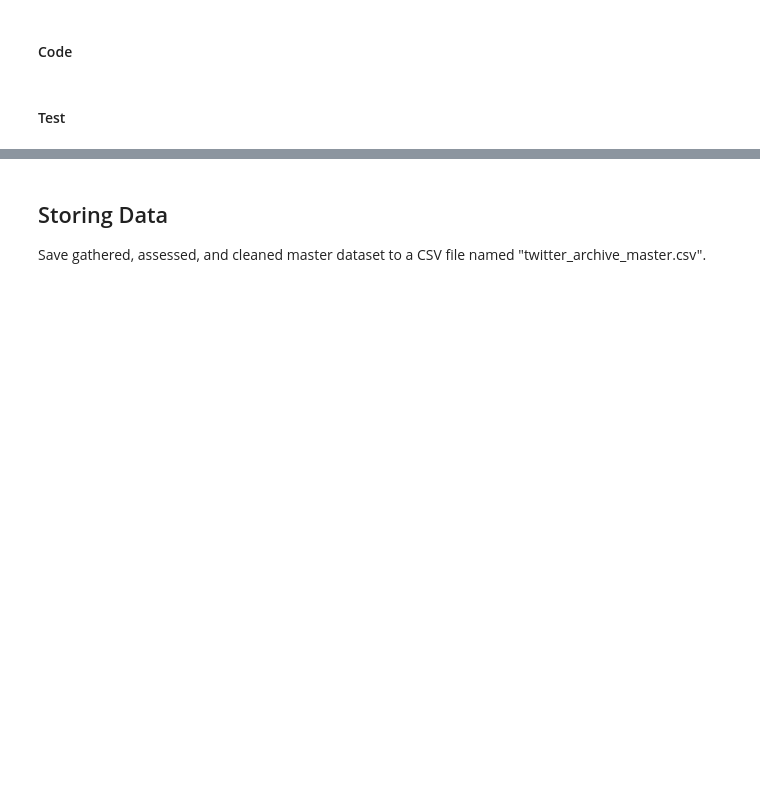
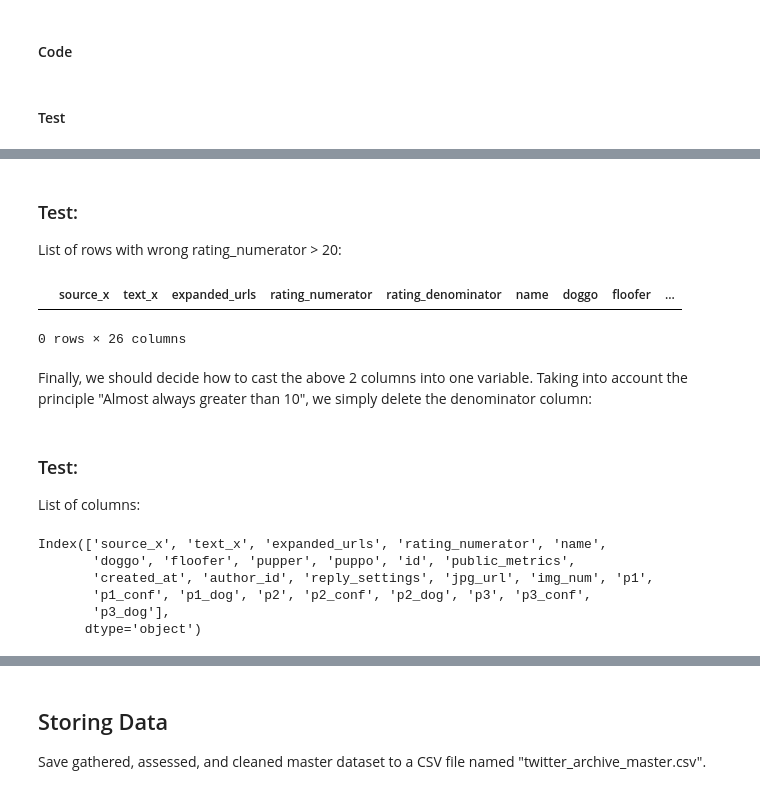
Before and after one commit to mikleg/Wrangle_analyse_data_WeRateDogs, a Jupyter notebook: wrangle_act.ipynb, the cells around one changed output, grey strips where cells are left out. Saved outputs shown, nothing was run; the diff lists cells and outputs as text; code cells hidden in the pictures; blank space fills up the shorter version.

```diff
--- a/wrangle_act.ipynb
+++ b/wrangle_act.ipynb
@@ -365,0 +492,12 @@ print(tweet_json.head(2))
+# %%
+master_df = master_df[master_df['rating_numerator'] <= 20]
+# %% [markdown]
+### Test:
+List of rows with wrong rating_numerator > 20:
+# %%
+master_df[(master_df['rating_numerator'] > 20)]
+# %% [output]
+|  | source_x | text_x | expanded_urls | rating_numerator | rating_denominator | name | doggo | floofer | ... |
+0 rows × 26 columns
+# %% [markdown]
+Finally, we should decide how to cast the above 2 columns into one variable. Taking into account the principle "Almost always greater than 10", we simply delete the denominator column:
@@ -365,0 +506,12 @@ print(tweet_json.head(2))
+# %% [markdown]
+### Test:
+List of columns:
+# %%
+master_df.columns
+# %% [output]
+Index(['source_x', 'text_x', 'expanded_urls', 'rating_numerator', 'name',
+       'doggo', 'floofer', 'pupper', 'puppo', 'id', 'public_metrics',
+       'created_at', 'author_id', 'reply_settings', 'jpg_url', 'img_num', 'p1',
+       'p1_conf', 'p1_dog', 'p2', 'p2_conf', 'p2_dog', 'p3', 'p3_conf',
+       'p3_dog'],
+      dtype='object')
```
Also changed, not shown: parts of 70 cells of this notebook.
